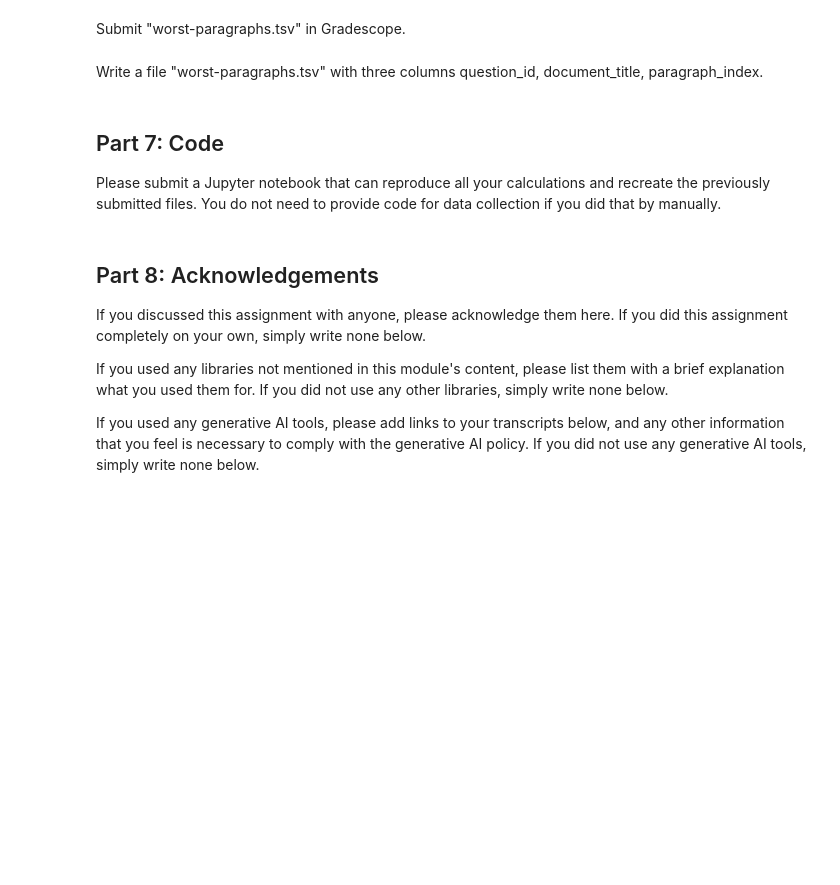
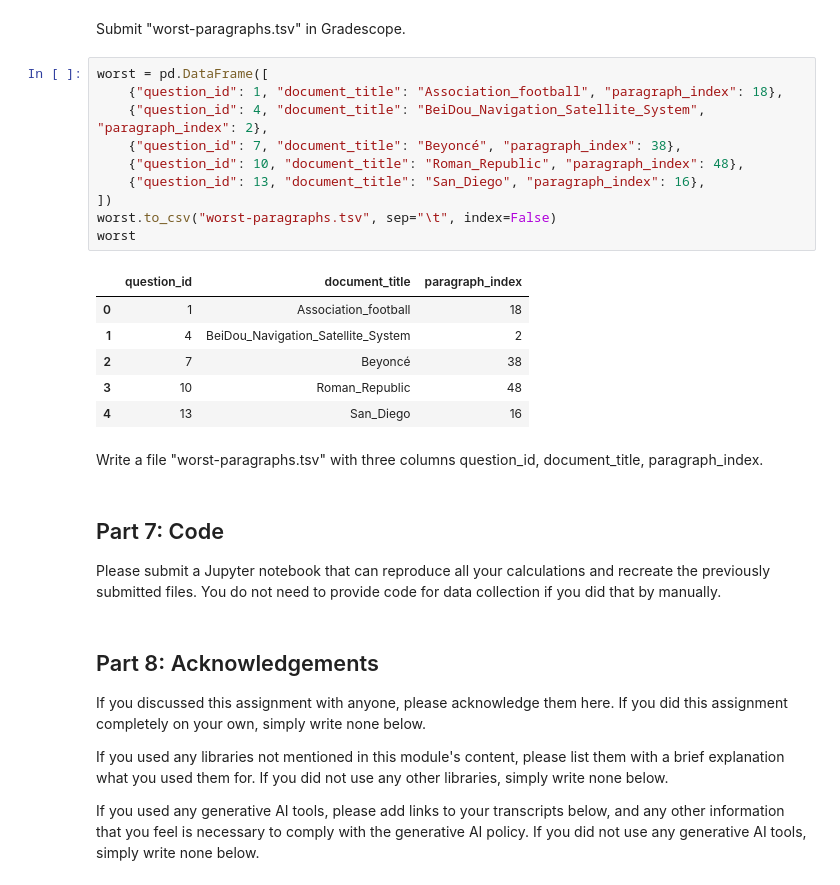
Before and after one commit to g-poklitar/D704-HW, a Jupyter notebook: dx704-project-10.ipynb, the cells around one changed output. Drawn from its saved outputs; the diff is of its cells as text; blank space fills up the shorter version.

```diff
--- a/dx704-project-10.ipynb
+++ b/dx704-project-10.ipynb
@@ -168,5 +292,22 @@ Which paragraph was the worst match for each question?
 # %% [markdown]
 Submit "worst-paragraphs.tsv" in Gradescope.
+# %%
+worst = pd.DataFrame([
+    {"question_id": 1, "document_title": "Association_football", "paragraph_index": 18},
+    {"question_id": 4, "document_title": "BeiDou_Navigation_Satellite_System", "paragraph_index": 2},
+    {"question_id": 7, "document_title": "Beyoncé", "paragraph_index": 38},
+    {"question_id": 10, "document_title": "Roman_Republic", "paragraph_index": 48},
+    {"question_id": 13, "document_title": "San_Diego", "paragraph_index": 16},
+])
+worst.to_csv("worst-paragraphs.tsv", sep="\t", index=False)
+worst
+# %% [output]
+|  | question_id | document_title | paragraph_index |
+| 0 | 1 | Association_football | 18 |
+| 1 | 4 | BeiDou_Navigation_Satellite_System | 2 |
+| 2 | 7 | Beyoncé | 38 |
+| 3 | 10 | Roman_Republic | 48 |
+| 4 | 13 | San_Diego | 16 |
 # %% [markdown]
 Write a file "worst-paragraphs.tsv" with three columns question_id, document_title, paragraph_index.
 # %% [markdown]
```
Also changed, not shown: parts of 17 cells of this notebook, 5 other files.
